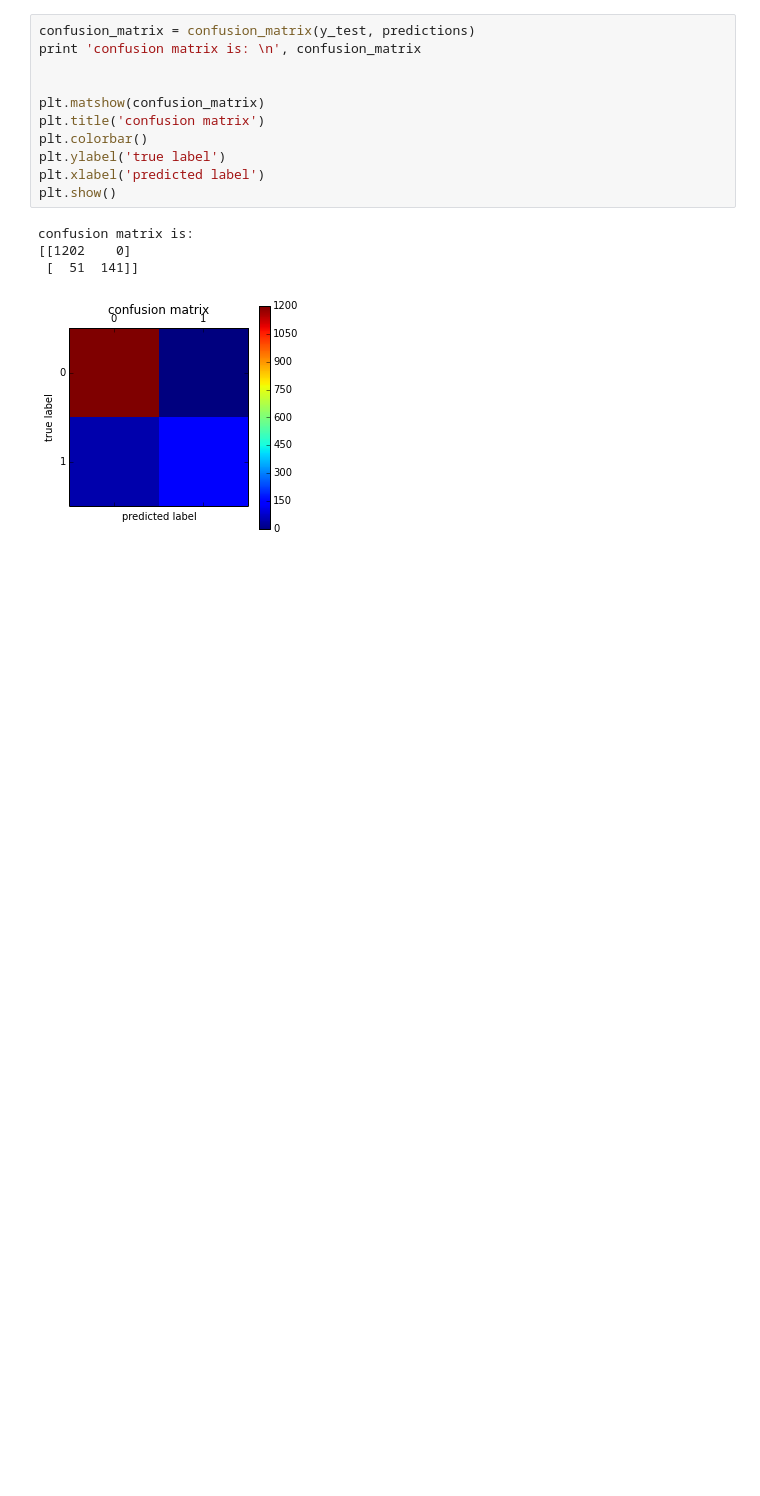
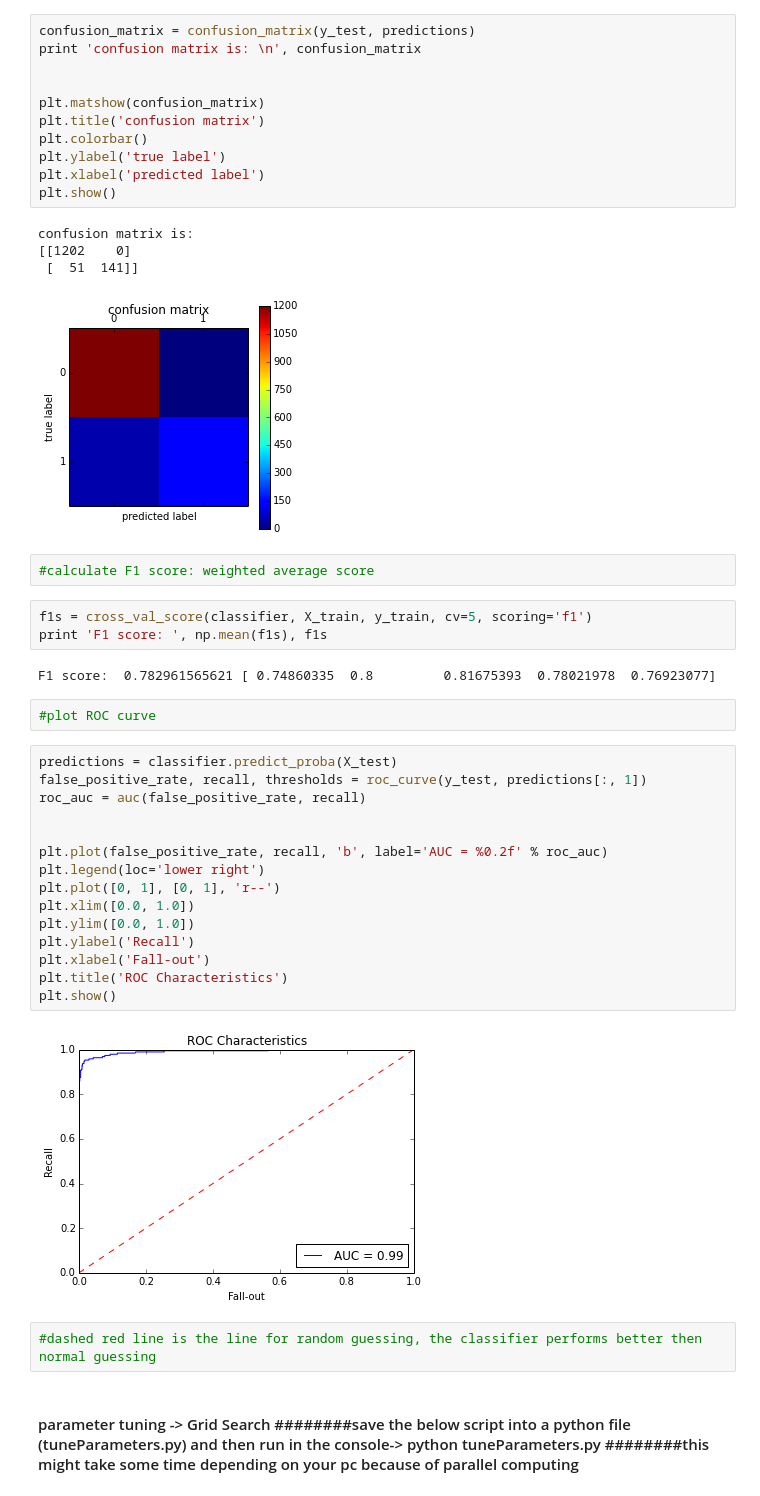
Before and after one commit to herokyar/scikit-learn_Python, a Jupyter notebook: SMS_filter.ipynb, the cells around one changed output. Saved outputs shown, nothing was run; the diff lists cells and outputs as text; blank space fills up the shorter version.

```diff
--- a/SMS_filter.ipynb
+++ b/SMS_filter.ipynb
@@ -179,3 +184,33 @@ confusion matrix is:
 [[1202    0]
  [  51  141]]
 [figure]
+# %%
+#calculate F1 score: weighted average score
+# %%
+f1s = cross_val_score(classifier, X_train, y_train, cv=5, scoring='f1')
+print 'F1 score: ', np.mean(f1s), f1s
+# %% [output]
+F1 score:  0.782961565621 [ 0.74860335  0.8         0.81675393  0.78021978  0.76923077]
+# %%
+#plot ROC curve
+# %%
+predictions = classifier.predict_proba(X_test)
+false_positive_rate, recall, thresholds = roc_curve(y_test, predictions[:, 1])
+roc_auc = auc(false_positive_rate, recall)
+
+
+plt.plot(false_positive_rate, recall, 'b', label='AUC = %0.2f' % roc_auc)
+plt.legend(loc='lower right')
+plt.plot([0, 1], [0, 1], 'r--')
+plt.xlim([0.0, 1.0])
+plt.ylim([0.0, 1.0])
+plt.ylabel('Recall')
+plt.xlabel('Fall-out')
+plt.title('ROC Characteristics')
+plt.show()
+# %% [output]
+[figure, added]
+# %%
+#dashed red line is the line for random guessing, the classifier performs better then normal guessing
+# %% [markdown]
+#### parameter tuning -> Grid Search ########save the below script into a python file (tuneParameters.py) and then run in the console-> python tuneParameters.py   ########this might take some time depending on your pc because of parallel computing
```
Also changed, not shown: parts of 3 cells of this notebook.
